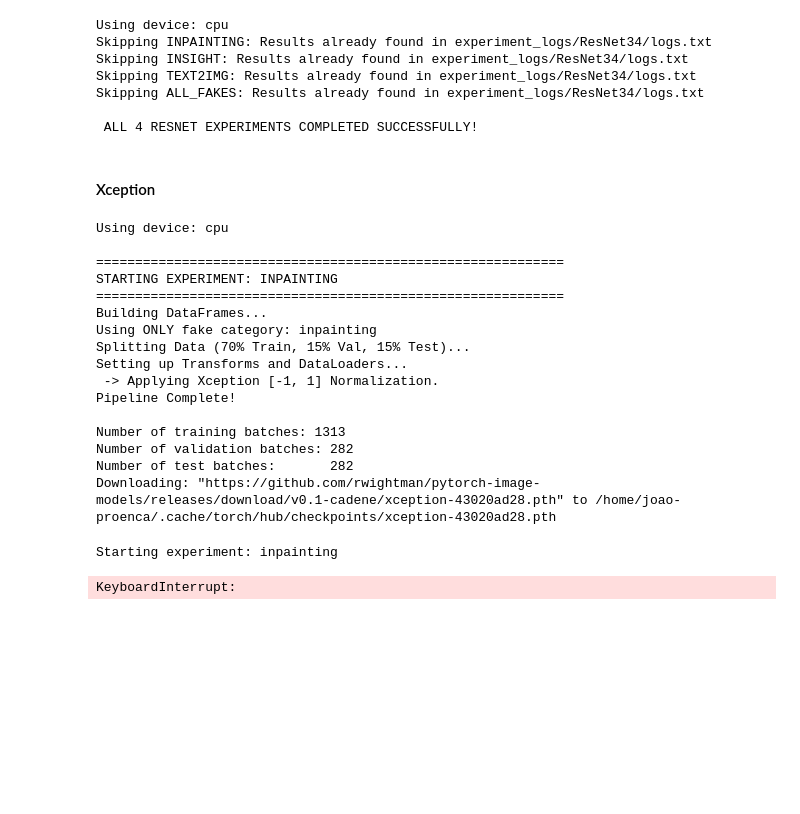
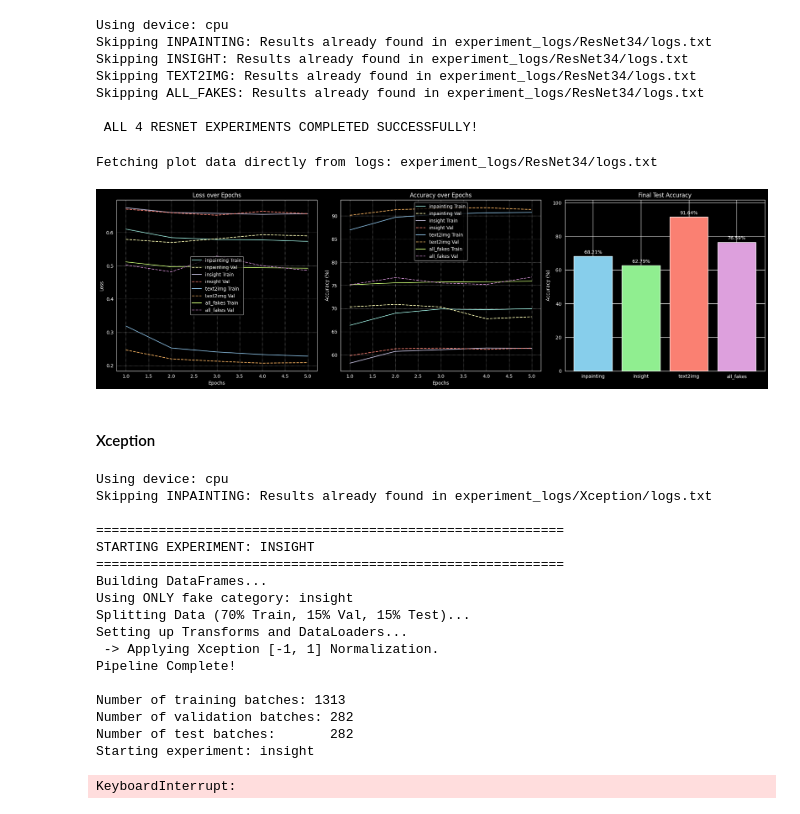
Before and after one commit to Proenca13/Deep_Learning_Project, a Jupyter notebook: project.ipynb, the cells around one changed output. Drawn from its saved outputs; the diff is of its cells as text; code cells hidden in the pictures; blank space fills up the shorter version.

Commit message:
xception and plots for every model

```diff
--- a/project.ipynb
+++ b/project.ipynb
@@ -655,7 +655,8 @@ for fake_idx in range(4):
         fake_dict=fake_images_dict,
         batch_size=32,
         img_size=img_size,
-        fake_index=fake_idx
+        fake_index=fake_idx,
+        model_type="resnet"
     )
 
     print(f"Number of training batches: {len(train_loader)}")
@@ -677,8 +678,7 @@ for fake_idx in range(4):
         device=device,
         experiment_name=experiment_name,
         model_name=model_name,
-        base_log_dir=base_log_dir,
-        model_type='resnet'
+        base_log_dir=base_log_dir
     )
 
     test_metrics = evaluate_model(trained_model, test_loader, criterion, device)
@@ -709,6 +709,24 @@ Skipping TEXT2IMG: Results already found in experiment_logs/ResNet34/logs.txt
 Skipping ALL_FAKES: Results already found in experiment_logs/ResNet34/logs.txt
 
  ALL 4 RESNET EXPERIMENTS COMPLETED SUCCESSFULLY!
+# %%
+resnet_log_path = os.path.join("experiment_logs", "ResNet34", "logs.txt")
+
+if ('all_resnet_histories' in locals() and all_resnet_histories) and ('all_resnet_test_metrics' in locals() and all_resnet_test_metrics):
+    plot_experiment_results(
+        histories_dict=all_resnet_histories,
+        test_metrics_dict=all_resnet_test_metrics,
+        log_filepath=None
+    )
+else:
+    plot_experiment_results(
+        histories_dict=None,
+        test_metrics_dict=None,
+        log_filepath=resnet_log_path
+    )
+# %% [output]
+Fetching plot data directly from logs: experiment_logs/ResNet34/logs.txt
+[figure, added]
 # %% [markdown]
 #### Xception
 # %%
@@ -799,12 +817,13 @@ for fake_idx in range(4):
 print("\n ALL 4 XCEPTION EXPERIMENTS COMPLETED SUCCESSFULLY!")
 # %% [output]
 Using device: cpu
+Skipping INPAINTING: Results already found in experiment_logs/Xception/logs.txt
 
 ============================================================
-STARTING EXPERIMENT: INPAINTING
+STARTING EXPERIMENT: INSIGHT
 ============================================================
 Building DataFrames...
-Using ONLY fake category: inpainting
+Using ONLY fake category: insight
 Splitting Data (70% Train, 15% Val, 15% Test)...
 Setting up Transforms and DataLoaders...
  -> Applying Xception [-1, 1] Normalization.
@@ -813,6 +832,5 @@ Pipeline Complete!
 Number of training batches: 1313
 Number of validation batches: 282
 Number of test batches:       282
-Downloading: "https://github.com/rwightman/pytorch-image-models/releases/download/v0.1-cadene/xception-43020ad28.pth" to /home/joao-proenca/.cache/torch/hub/checkpoints/xception-43020ad28.pth
+Starting experiment: insight
-Starting experiment: inpainting
+KeyboardInterrupt:
-KeyboardInterrupt:
```
Also changed, not shown: parts of 1 cell of this notebook, 2 other files.
